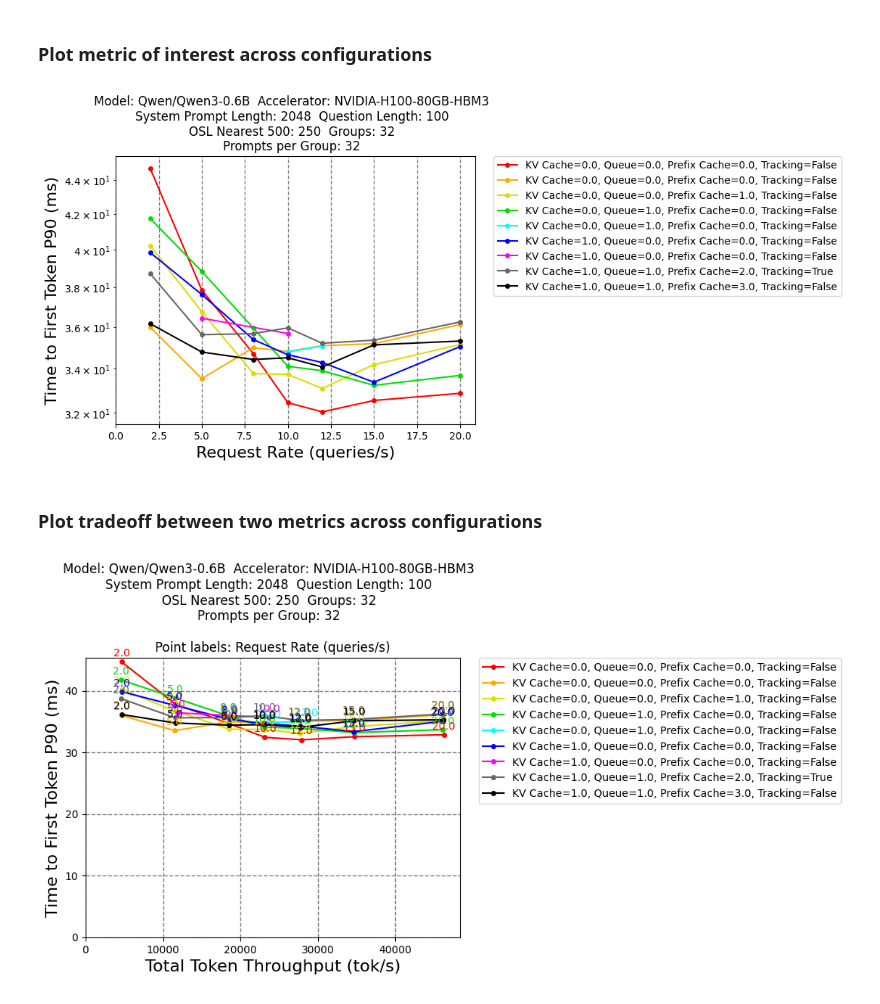
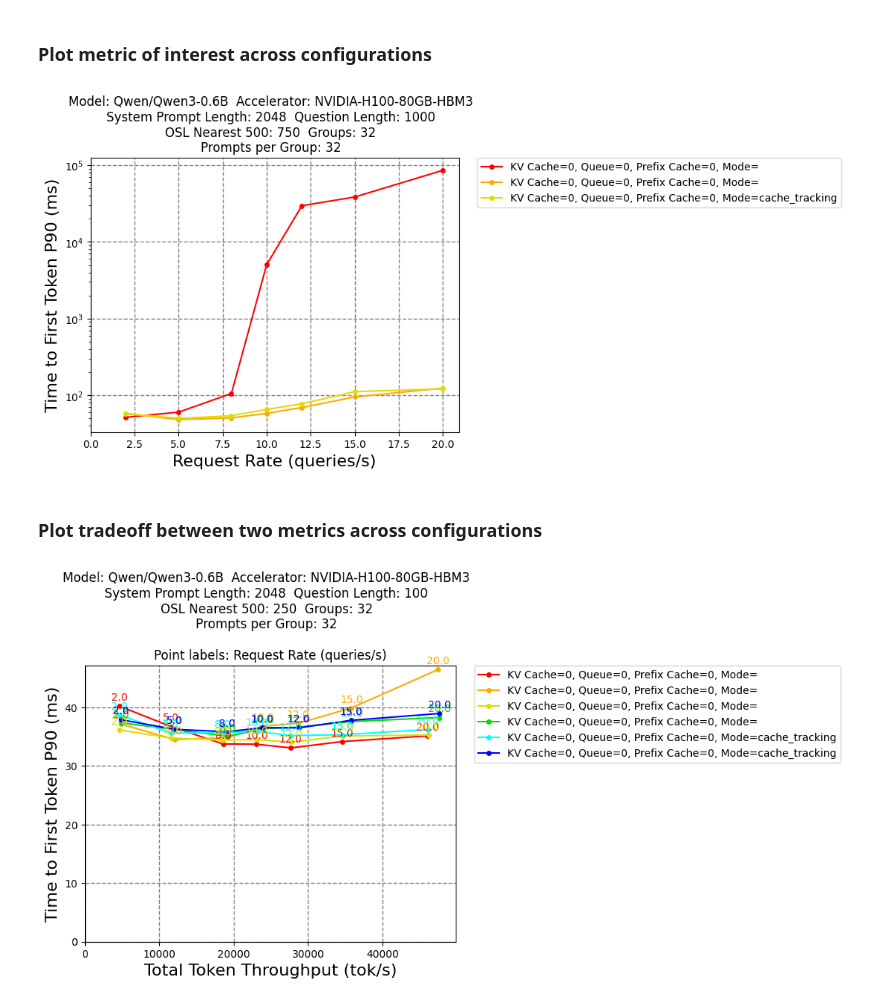
Before and after one commit to llm-d/llm-d-benchmark, a Jupyter notebook: analysis/analysis.ipynb, the cells around one changed output. Drawn from its saved outputs; the diff is of its cells as text; code cells hidden in the pictures.

```diff
--- a/analysis/analysis.ipynb
+++ b/analysis/analysis.ipynb
@@ -263,38 +260,38 @@ IDX  Count  Model            GPU                    System_Prompt_Length  Questi
 ################################################################################
 
 # Select index of scenario
-idx = 7
+idx = 1
 
 # Configuration keys to group
-config_keys = ['KV_Cache_Scorer_Weight', 'Queue_Scorer_Weight', 'Prefix_Cache_Scorer_Weight', 'Prefix_Cache_Scorer_Tracking']
+config_keys = ['KV_Cache_Scorer_Weight', 'Queue_Scorer_Weight', 'Prefix_Cache_Scorer_Weight', 'Prefix_Cache_Scorer_Mode']
 
 # Segregate traces by column
 col_seg_by='Directory'
 
 # Columns for axes
 col_x = 'Max_QPS'
 col_y = 'P90_TTFT_ms'
 #col_y = 'Failures'
 
 # Select linear or log scales
 log_x = False
 log_y = True
 
 ################################################################################
 # User inputs
 ################################################################################
 
 plot_scenario(
     runs_df=runs,
     scenario=scenarios[idx],
     config_keys=config_keys,
     col_x=col_x,
     col_y=col_y,
     col_seg_by=col_seg_by,
     log_x=log_x,
     log_y=log_y)
 # %% [output]
-[figure, old version]
+[figure, new version]
 # %% [markdown]
 ### Plot tradeoff between two metrics across configurations
 # %%
@@ -303,10 +300,10 @@ plot_scenario(
 ################################################################################
 
 # Select index of scenario
-idx = 7
+idx = 0
 
 # Configuration keys to group
-config_keys = ['KV_Cache_Scorer_Weight', 'Queue_Scorer_Weight', 'Prefix_Cache_Scorer_Weight', 'Prefix_Cache_Scorer_Tracking']
+config_keys = ['KV_Cache_Scorer_Weight', 'Queue_Scorer_Weight', 'Prefix_Cache_Scorer_Weight', 'Prefix_Cache_Scorer_Mode']
 
 # Segregate traces by column
 col_seg_by='Directory'
@@ -336,4 +333,4 @@ plot_scenario_tradeoff(
     log_x=log_x,
     log_y=log_y)
 # %% [output]
-[figure, old version]
+[figure, new version]
```
Also changed, not shown: parts of 5 cells of this notebook, 1 other file.
